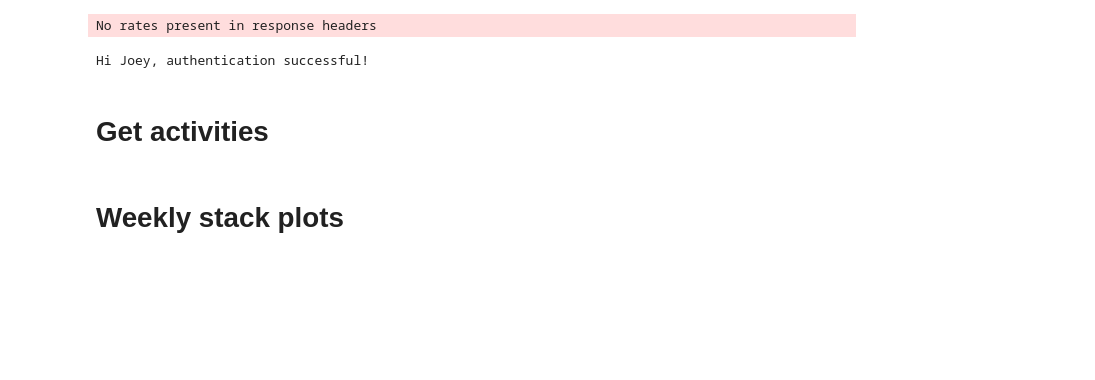
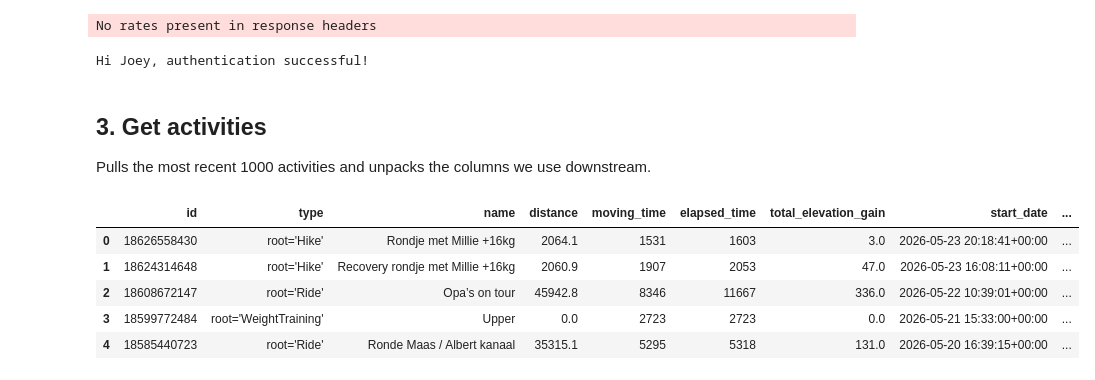
Before and after one commit to JoeySpronck/strava_data, a Jupyter notebook: playground.ipynb, the cells around one changed output. Drawn from its saved outputs; the diff is of its cells as text; code cells hidden in the pictures; blank space fills up the shorter version.

```diff
--- a/playground.ipynb
+++ b/playground.ipynb
@@ -20,22 +43,30 @@ client = login()
 You have already authenticated once before. Refreshing your token now.
 No rates present in response headers
 Hi Joey, authentication successful!
-# %% [markdown]
-# Get activities
+# %% [markdown]
+## 3. Get activities
+Pulls the most recent 1000 activities and unpacks the columns we use downstream.
 # %%
 activities_object = client.get_activities(limit=1000)
 activities = list(activities_object)
 
+ACTIVITY_COLS = [
+    'id', 'type', 'name', 'distance', 'moving_time', 'elapsed_time',
+    'total_elevation_gain', 'start_date', 'start_latlng', 'kilojoules',
+    'average_heartrate', 'max_heartrate', 'elev_high', 'elev_low',
+    'average_speed', 'max_speed',
+]
+
 def get_activity_data(activity):
     activity_dict = dict(activity)
-    col_names = ['id','type', 'name', 'distance', 'moving_time', 'elapsed_time',
-                 'total_elevation_gain', 'start_date', 'start_latlng', 'kilojoules',
-                 'average_heartrate', 'max_heartrate', 'elev_high', 'elev_low',
-                 'average_speed', 'max_speed']
-    activity_data = {k: activity_dict[k] for k in col_names}
-    return activity_data
+    return {k: activity_dict[k] for k in ACTIVITY_COLS}
 
-activities_data = [get_activity_data(a) for a in activities]
-df_activities = pd.DataFrame(activities_data)
+df_activities = pd.DataFrame([get_activity_data(a) for a in activities])
+df_activities.head()
+# %% [output]
+|  | id | type | name | distance | moving_time | elapsed_time | total_elevation_gain | start_date | ... |
+| 0 | 18626558430 | root='Hike' | Rondje met Millie +16kg | 2064.1 | 1531 | 1603 | 3.0 | 2026-05-23 20:18:41+00:00 | ... |
+| 1 | 18624314648 | root='Hike' | Recovery rondje met Millie +16kg | 2060.9 | 1907 | 2053 | 47.0 | 2026-05-23 16:08:11+00:00 | ... |
+| 2 | 18608672147 | root='Ride' | Opa’s on tour | 45942.8 | 8346 | 11667 | 336.0 | 2026-05-22 10:39:01+00:00 | ... |
+| 3 | 18599772484 | root='WeightTraining' | Upper | 0.0 | 2723 | 2723 | 0.0 | 2026-05-21 15:33:00+00:00 | ... |
+| 4 | 18585440723 | root='Ride' | Ronde Maas / Albert kanaal | 35315.1 | 5295 | 5318 | 131.0 | 2026-05-20 16:39:15+00:00 | ... |
-# %% [markdown]
-# Weekly stack plots
```
Also changed, not shown: parts of 26 cells of this notebook, 8 other files.
